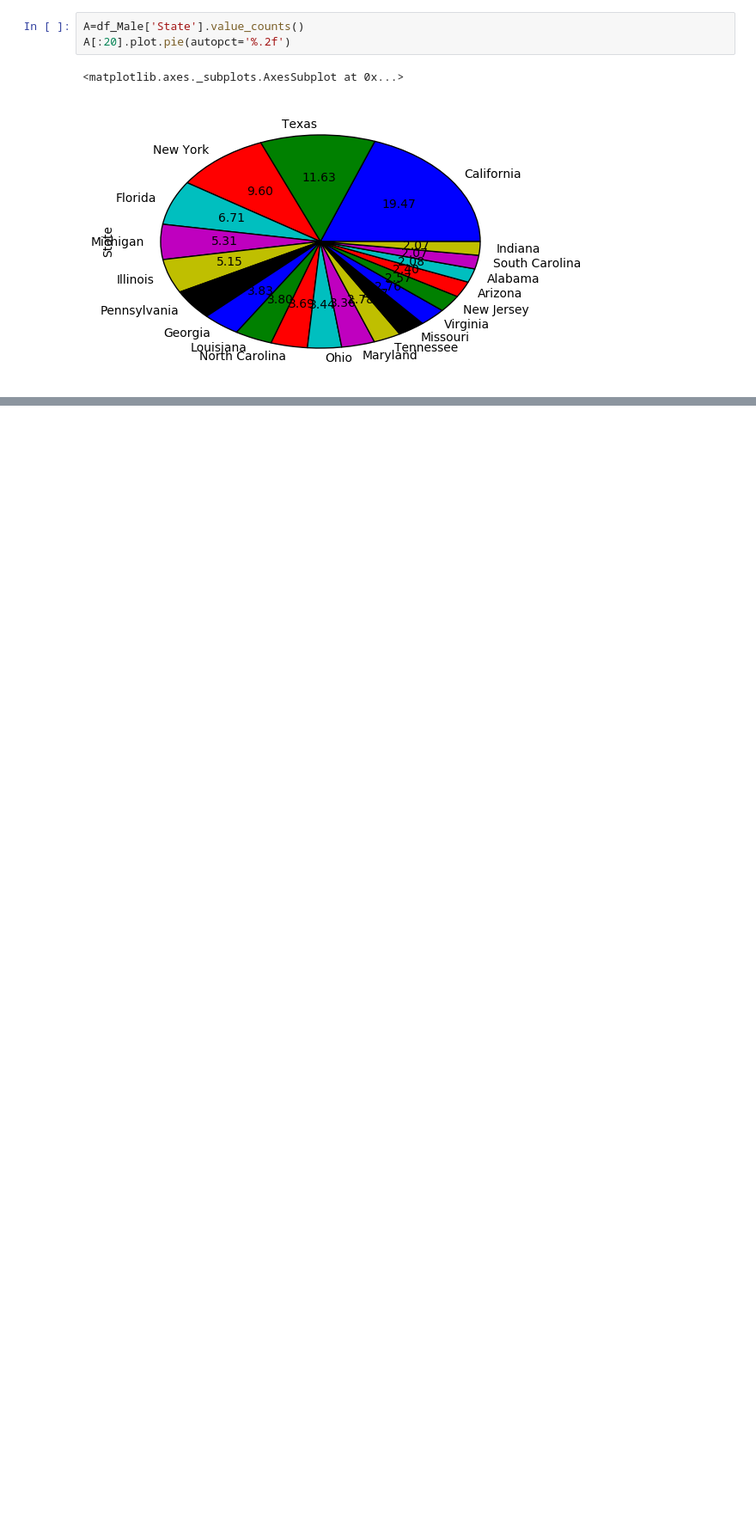
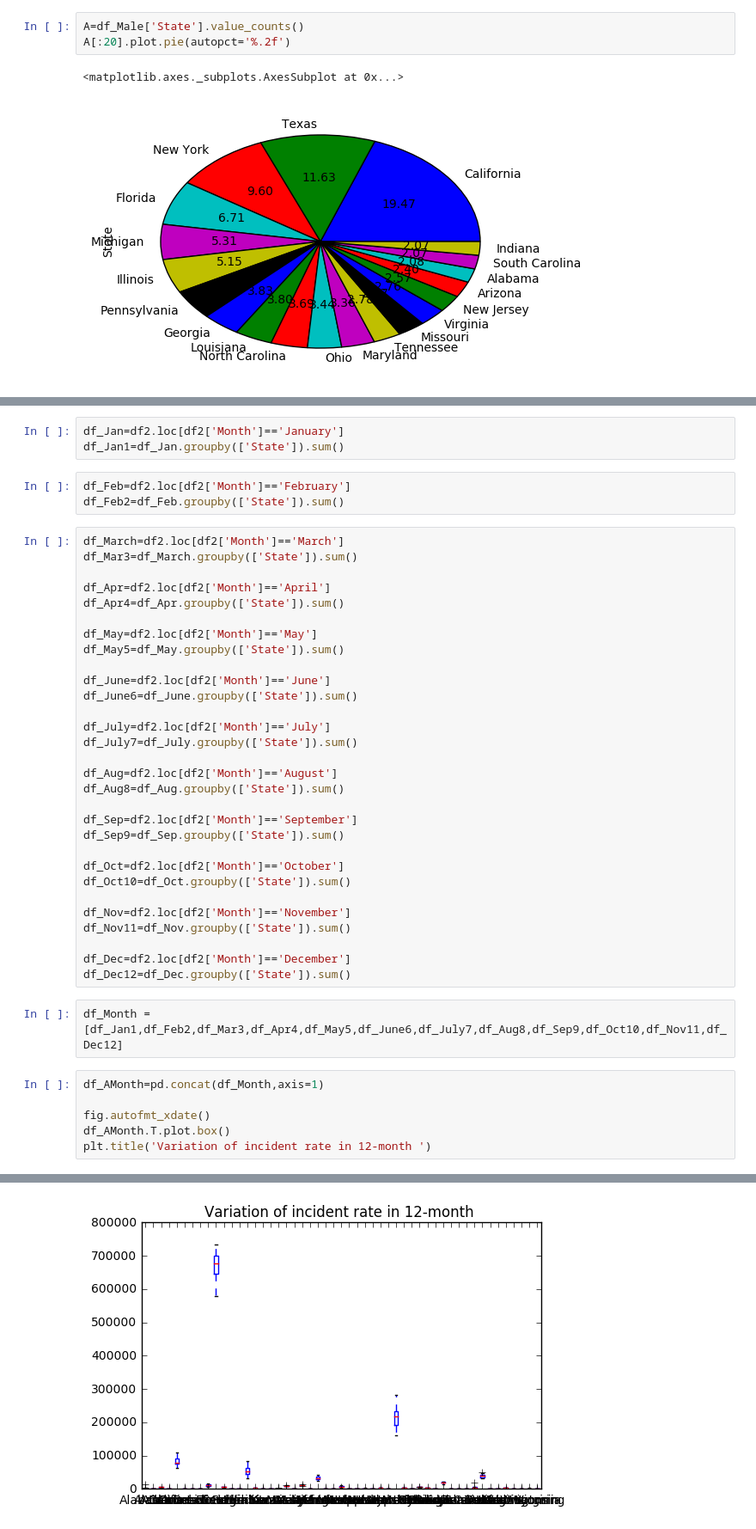
Before and after one commit to 7ZY7/BIO419-final-project, a Jupyter notebook: code .ipynb, the cells around one changed output, grey strips where cells are left out. Shown: that part at 86% size. Saved outputs shown, nothing was run; the diff lists cells and outputs as text; blank space fills up the shorter version.

```diff
--- a/code .ipynb
+++ b/code .ipynb
@@ -62,0 +87,45 @@ A[:20].plot.pie(autopct='%.2f')
+# %%
+df_Jan=df2.loc[df2['Month']=='January']
+df_Jan1=df_Jan.groupby(['State']).sum()
+# %%
+df_Feb=df2.loc[df2['Month']=='February']
+df_Feb2=df_Feb.groupby(['State']).sum()
+# %%
+df_March=df2.loc[df2['Month']=='March']
+df_Mar3=df_March.groupby(['State']).sum()
+
+df_Apr=df2.loc[df2['Month']=='April']
+df_Apr4=df_Apr.groupby(['State']).sum()
+
+df_May=df2.loc[df2['Month']=='May']
+df_May5=df_May.groupby(['State']).sum()
+
+df_June=df2.loc[df2['Month']=='June']
+df_June6=df_June.groupby(['State']).sum()
+
+df_July=df2.loc[df2['Month']=='July']
+df_July7=df_July.groupby(['State']).sum()
+
+df_Aug=df2.loc[df2['Month']=='August']
+df_Aug8=df_Aug.groupby(['State']).sum()
+
+df_Sep=df2.loc[df2['Month']=='September']
+df_Sep9=df_Sep.groupby(['State']).sum()
+
+df_Oct=df2.loc[df2['Month']=='October']
+df_Oct10=df_Oct.groupby(['State']).sum()
+
+df_Nov=df2.loc[df2['Month']=='November']
+df_Nov11=df_Nov.groupby(['State']).sum()
+
+df_Dec=df2.loc[df2['Month']=='December']
+df_Dec12=df_Dec.groupby(['State']).sum()
+# %%
+df_Month =[df_Jan1,df_Feb2,df_Mar3,df_Apr4,df_May5,df_June6,df_July7,df_Aug8,df_Sep9,df_Oct10,df_Nov11,df_Dec12]
+# %%
+df_AMonth=pd.concat(df_Month,axis=1)
+
+fig.autofmt_xdate()
+df_AMonth.T.plot.box()
+plt.title('Variation of incident rate in 12-month ')
+# %% [output]
@@ -62,0 +133 @@ A[:20].plot.pie(autopct='%.2f')
+[figure, added]
```
Also changed, not shown: parts of 5 cells of this notebook, 3 other files.
